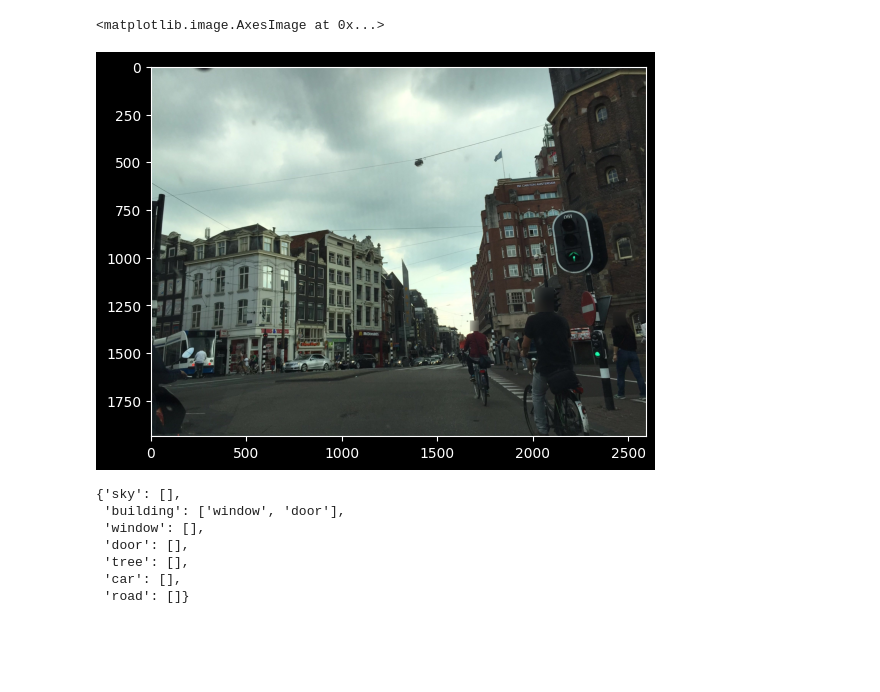
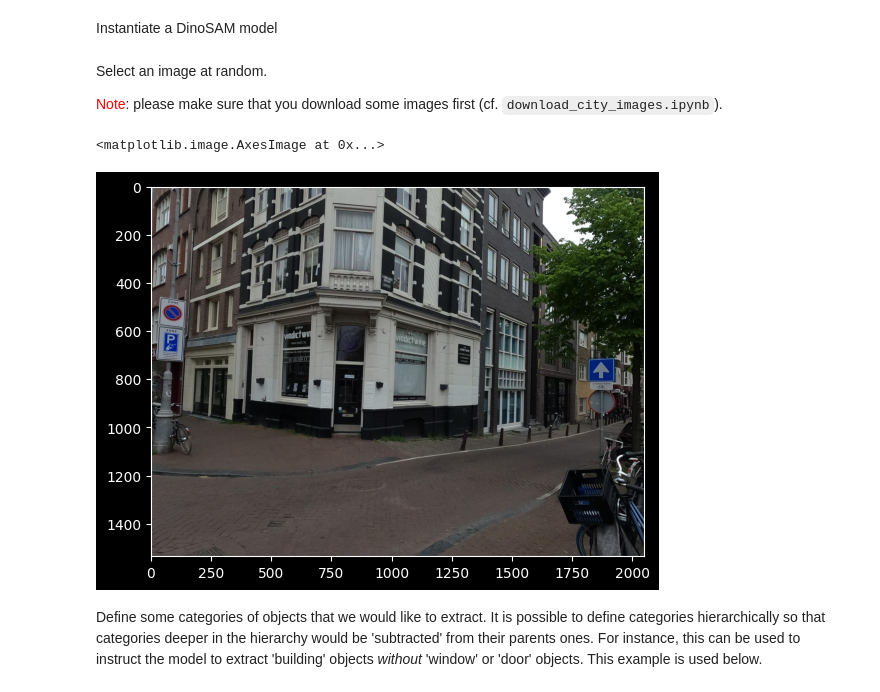
Before and after one commit to Urban-M4/streetscapes, a Jupyter notebook: docs/docs/examples/segmentation/dinosam.ipynb, the cells around one changed output. Saved outputs shown, nothing was run; the diff lists cells and outputs as text; code cells hidden in the pictures; blank space fills up the shorter version.

```diff
--- a/docs/docs/examples/segmentation/dinosam.ipynb
+++ b/docs/docs/examples/segmentation/dinosam.ipynb
@@ -18 +21,3 @@ from streetscapes.models import DinoSAM
+# %% [markdown]
+Instantiate a DinoSAM model
 # %%
@@ -20,39 +25,26 @@ model = DinoSAM()
-# %%
-# img_name = "1362561054167230.jpeg"
-# img_name = "5439790.jpeg"
-img_name = "8361801.jpeg"
-# img_name = "1208611.jpeg"
-# img_name = "1209204.jpeg"
-
-IMG_DIR = scs.conf.OUTPUT_DIR / "images"
-img = IMG_DIR / img_name
-img_data = Image.open(img)
-# img_data = img_data.resize((np.array(img_data.size) // 4).tolist())
-
-plt.imshow(np.array(img_data))
-# %% [output]
-<matplotlib.image.AxesImage at 0x...>
-[figure, removed]
+# %% [markdown]
+Select an image at random.
+
+<span style="color:red;">Note</span>: please make sure that you download some images first (cf. `download_city_images.ipynb`).
+# %%
+image_dir = scs.conf.OUTPUT_DIR / "images"
+test_image = list(np.random.choice(list(image_dir.glob("*.jpeg")), 1, replace=False))[0]
+img_data = np.array(Image.open(test_image))
+plt.imshow(img_data)
+# %% [output]
+<matplotlib.image.AxesImage at 0x...>
+[figure, added]
+# %% [markdown]
+Define some categories of objects that we would like to extract. It is possible to define categories hierarchically so that categories deeper in the hierarchy would be 'subtracted' from their parents ones. For instance, this can be used to instruct the model to extract 'building' objects _without_ 'window' or 'door' objects. This example is used below.
 # %%
-categories = {
+labels = {
     "sky": None,
     "building": {
         "window": None,
-        "door": None
+        "door": None,
     },
     "tree": None,
     "car": None,
+    "truck": None,
     "road": None,
 }
-
-
-categories = model.flatten_categories(categories)
-categories
-# %% [output]
-{'sky': [],
- 'building': ['window', 'door'],
- 'window': [],
- 'door': [],
- 'tree': [],
- 'car': [],
- 'road': []}
```
Also changed, not shown: parts of 20 cells of this notebook, 6 other files.
